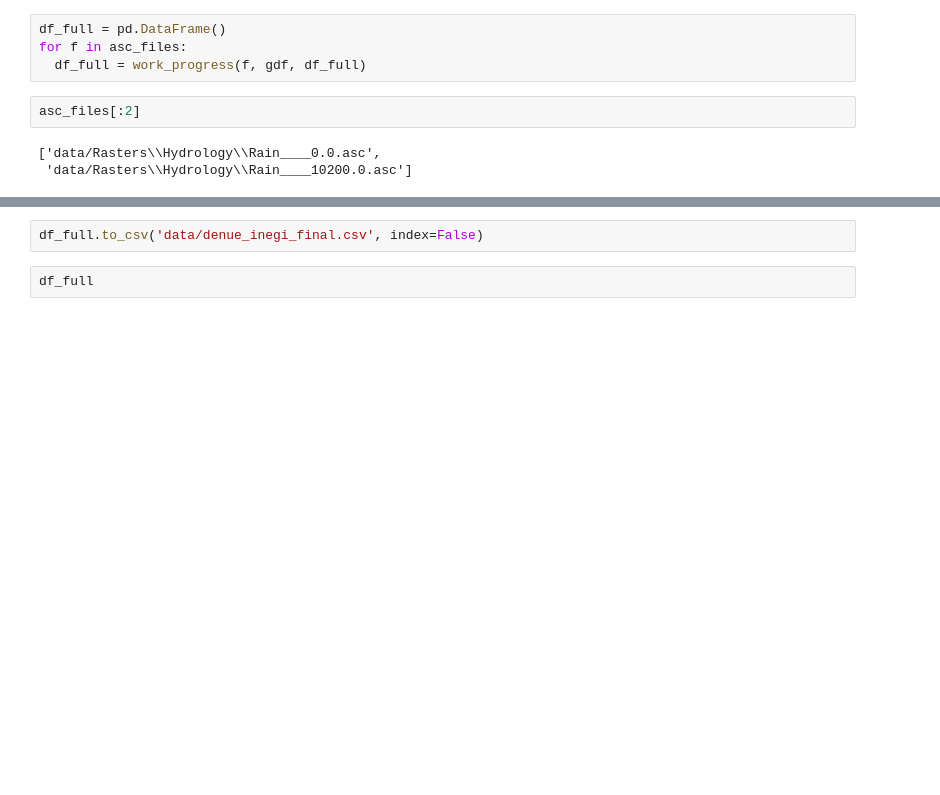
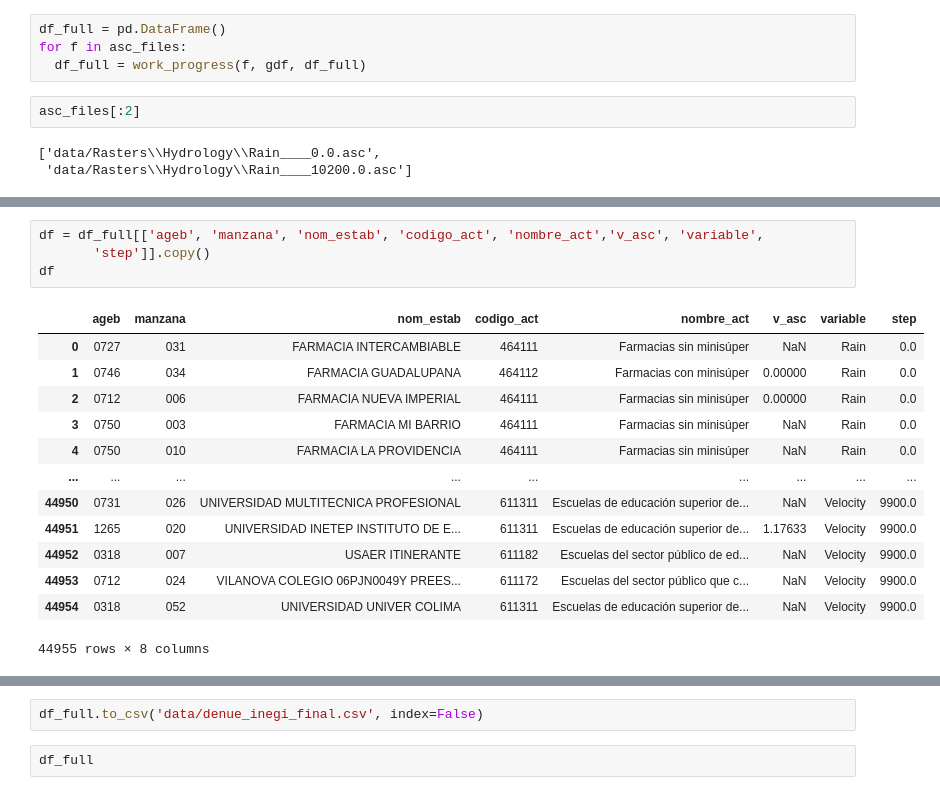
Before and after one commit to pcorner10/prep_2023, a Jupyter notebook: readASCFiles.ipynb, the cells around one changed output, grey strips where cells are left out. Saved outputs shown, nothing was run; the diff lists cells and outputs as text; blank space fills up the shorter version.

```diff
--- a/readASCFiles.ipynb
+++ b/readASCFiles.ipynb
@@ -204,0 +189,18 @@ asc_files[:2]
+# %%
+df = df_full[['ageb', 'manzana', 'nom_estab', 'codigo_act', 'nombre_act','v_asc', 'variable',
+       'step']].copy()
+df
+# %% [output]
+|  | ageb | manzana | nom_estab | codigo_act | nombre_act | v_asc | variable | step |
+| 0 | 0727 | 031 | FARMACIA INTERCAMBIABLE | 464111 | Farmacias sin minisúper | NaN | Rain | 0.0 |
+| 1 | 0746 | 034 | FARMACIA GUADALUPANA | 464112 | Farmacias con minisúper | 0.00000 | Rain | 0.0 |
+| 2 | 0712 | 006 | FARMACIA NUEVA IMPERIAL | 464111 | Farmacias sin minisúper | 0.00000 | Rain | 0.0 |
+| 3 | 0750 | 003 | FARMACIA MI BARRIO | 464111 | Farmacias sin minisúper | NaN | Rain | 0.0 |
+| 4 | 0750 | 010 | FARMACIA LA PROVIDENCIA | 464111 | Farmacias sin minisúper | NaN | Rain | 0.0 |
+| ... | ... | ... | ... | ... | ... | ... | ... | ... |
+| 44950 | 0731 | 026 | UNIVERSIDAD MULTITECNICA PROFESIONAL | 611311 | Escuelas de educación superior de... | NaN | Velocity | 9900.0 |
+| 44951 | 1265 | 020 | UNIVERSIDAD INETEP INSTITUTO DE E... | 611311 | Escuelas de educación superior de... | 1.17633 | Velocity | 9900.0 |
+| 44952 | 0318 | 007 | USAER ITINERANTE | 611182 | Escuelas del sector público de ed... | NaN | Velocity | 9900.0 |
+| 44953 | 0712 | 024 | VILANOVA COLEGIO 06PJN0049Y PREES... | 611172 | Escuelas del sector público que c... | NaN | Velocity | 9900.0 |
+| 44954 | 0318 | 052 | UNIVERSIDAD UNIVER COLIMA | 611311 | Escuelas de educación superior de... | NaN | Velocity | 9900.0 |
+44955 rows × 8 columns
```
Also changed, not shown: parts of 12 cells of this notebook, 2 other files.
